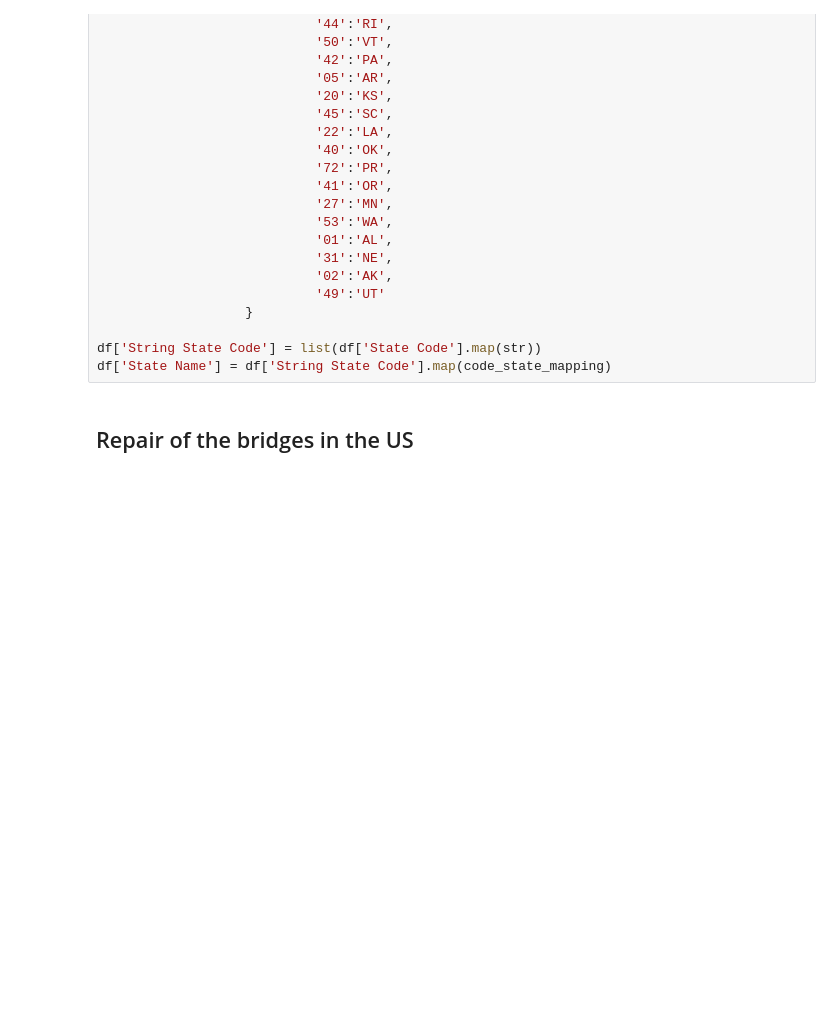
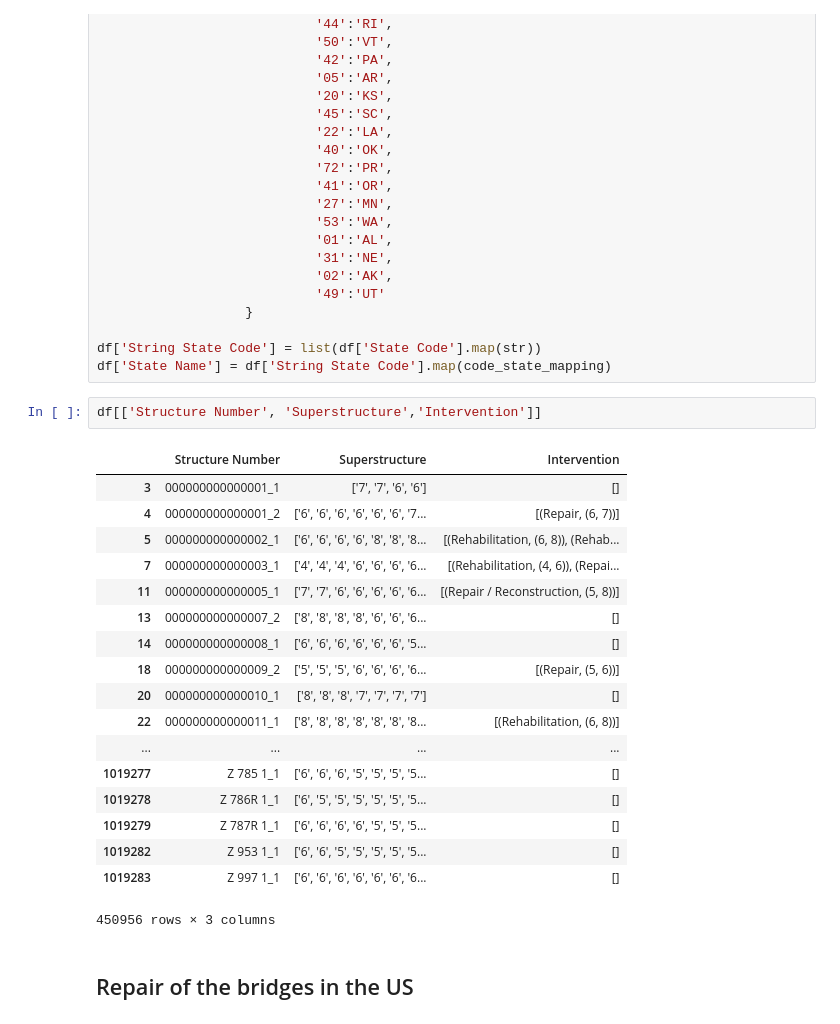
Before and after one commit to kaleoyster/nbi-predictive-analysis, a Jupyter notebook: Exploration of NBI data from maintenance stand point of view.ipynb, the cells around one changed output. Saved outputs shown, nothing was run; the diff lists cells and outputs as text; blank space fills up the shorter version.

```diff
--- a/Exploration of NBI data from maintenance stand point of view.ipynb
+++ b/Exploration of NBI data from maintenance stand point of view.ipynb
@@ -174,6 +174,27 @@ code_state_mapping = {'25':'MA',
 
 df['String State Code'] = list(df['State Code'].map(str))
 df['State Name'] = df['String State Code'].map(code_state_mapping)
+# %%
+df[['Structure Number', 'Superstructure','Intervention']]
+# %% [output]
+|  | Structure Number | Superstructure | Intervention |
+| 3 | 000000000000001_1 | ['7', '7', '6', '6'] | [] |
+| 4 | 000000000000001_2 | ['6', '6', '6', '6', '6', '6', '7... | [(Repair, (6, 7))] |
+| 5 | 000000000000002_1 | ['6', '6', '6', '6', '8', '8', '8... | [(Rehabilitation, (6, 8)), (Rehab... |
+| 7 | 000000000000003_1 | ['4', '4', '4', '6', '6', '6', '6... | [(Rehabilitation, (4, 6)), (Repai... |
+| 11 | 000000000000005_1 | ['7', '7', '6', '6', '6', '6', '6... | [(Repair / Reconstruction, (5, 8))] |
+| 13 | 000000000000007_2 | ['8', '8', '8', '8', '6', '6', '6... | [] |
+| 14 | 000000000000008_1 | ['6', '6', '6', '6', '6', '6', '5... | [] |
+| 18 | 000000000000009_2 | ['5', '5', '5', '6', '6', '6', '6... | [(Repair, (5, 6))] |
+| 20 | 000000000000010_1 | ['8', '8', '8', '7', '7', '7', '7'] | [] |
+| 22 | 000000000000011_1 | ['8', '8', '8', '8', '8', '8', '8... | [(Rehabilitation, (6, 8))] |
+| ... | ... | ... | ... |
+| 1019277 | Z 785 1_1 | ['6', '6', '6', '5', '5', '5', '5... | [] |
+| 1019278 | Z 786R 1_1 | ['6', '5', '5', '5', '5', '5', '5... | [] |
+| 1019279 | Z 787R 1_1 | ['6', '6', '6', '6', '5', '5', '5... | [] |
+| 1019282 | Z 953 1_1 | ['6', '6', '5', '5', '5', '5', '5... | [] |
+| 1019283 | Z 997 1_1 | ['6', '6', '6', '6', '6', '6', '6... | [] |
+450956 rows × 3 columns
 # %% [markdown]
 ## Repair of the bridges in the US
 # %%
```
Also changed, not shown: parts of 18 cells of this notebook, 1 other file.
